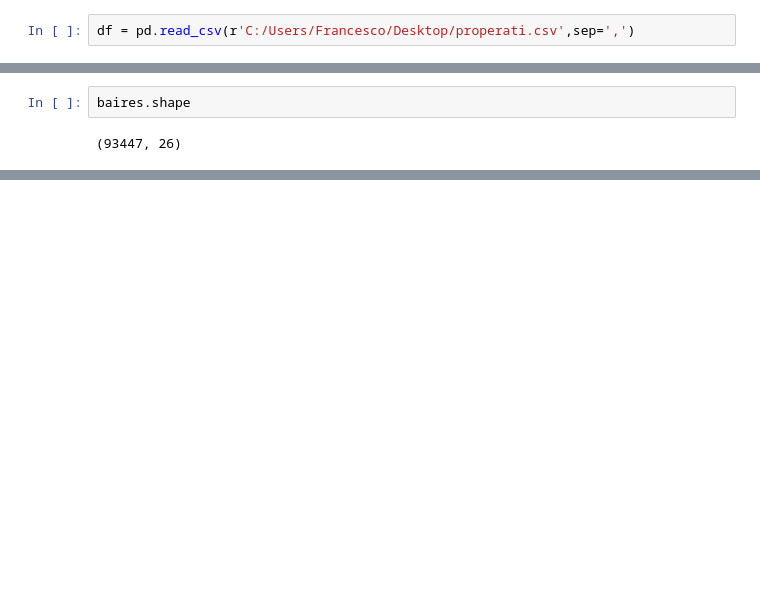
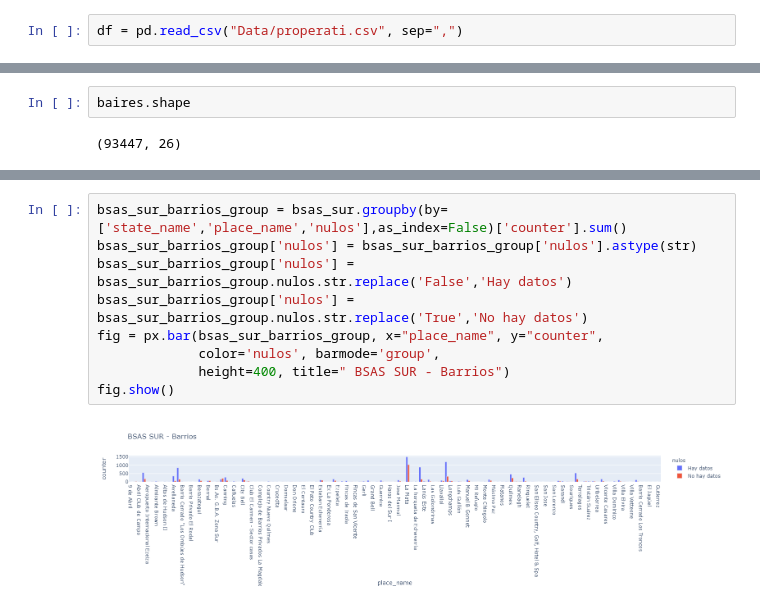
Before and after one commit to giustipatricio/grupo4-1120_ed_13, a Jupyter notebook: Nuevo_notebook.ipynb, the cells around one changed output, grey strips where cells are left out. Cells and saved outputs as stored; diff of their text form; blank space fills up the shorter version.

```diff
--- a/Nuevo_notebook.ipynb
+++ b/Nuevo_notebook.ipynb
@@ -3,7 +3,7 @@ import pandas as pd
 import numpy as np
 import plotly.express as px
 # %%
-df = pd.read_csv(r'C:/Users/Francesco/Desktop/properati.csv',sep=',')
+df = pd.read_csv("Data/properati.csv", sep=",")
 # %%
 df.shape
 # %% [output]
@@ -175,0 +324,11 @@ dtype: int64
+# %%
+bsas_sur_barrios_group = bsas_sur.groupby(by=['state_name','place_name','nulos'],as_index=False)['counter'].sum()
+bsas_sur_barrios_group['nulos'] = bsas_sur_barrios_group['nulos'].astype(str)
+bsas_sur_barrios_group['nulos'] = bsas_sur_barrios_group.nulos.str.replace('False','Hay datos')
+bsas_sur_barrios_group['nulos'] = bsas_sur_barrios_group.nulos.str.replace('True','No hay datos')
+fig = px.bar(bsas_sur_barrios_group, x="place_name", y="counter",
+             color='nulos', barmode='group',
+             height=400, title=" BSAS SUR - Barrios")
+fig.show()
+# %% [output]
+[figure, added]
```
Also changed, not shown: parts of 22 cells of this notebook, 1 other file.
